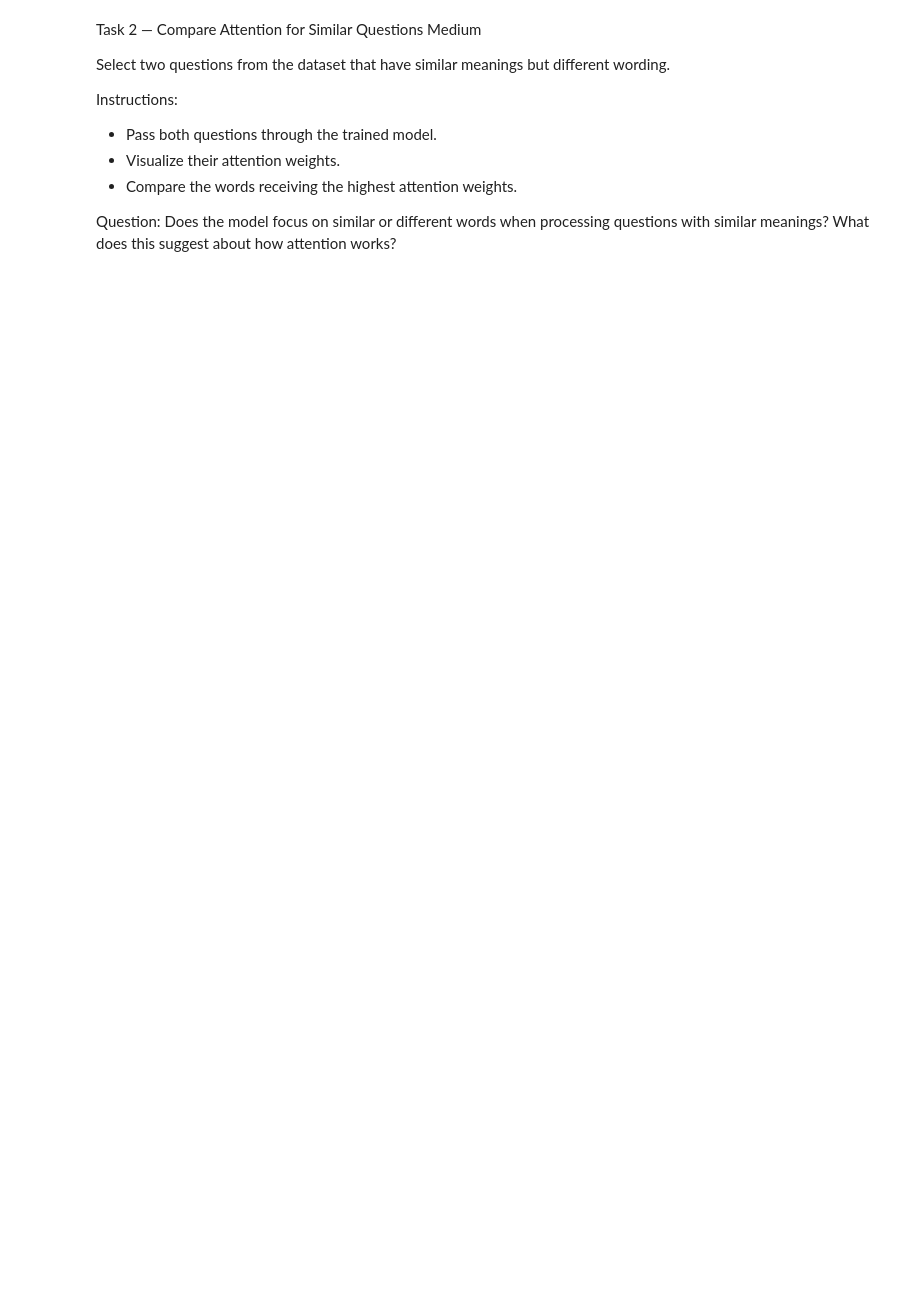
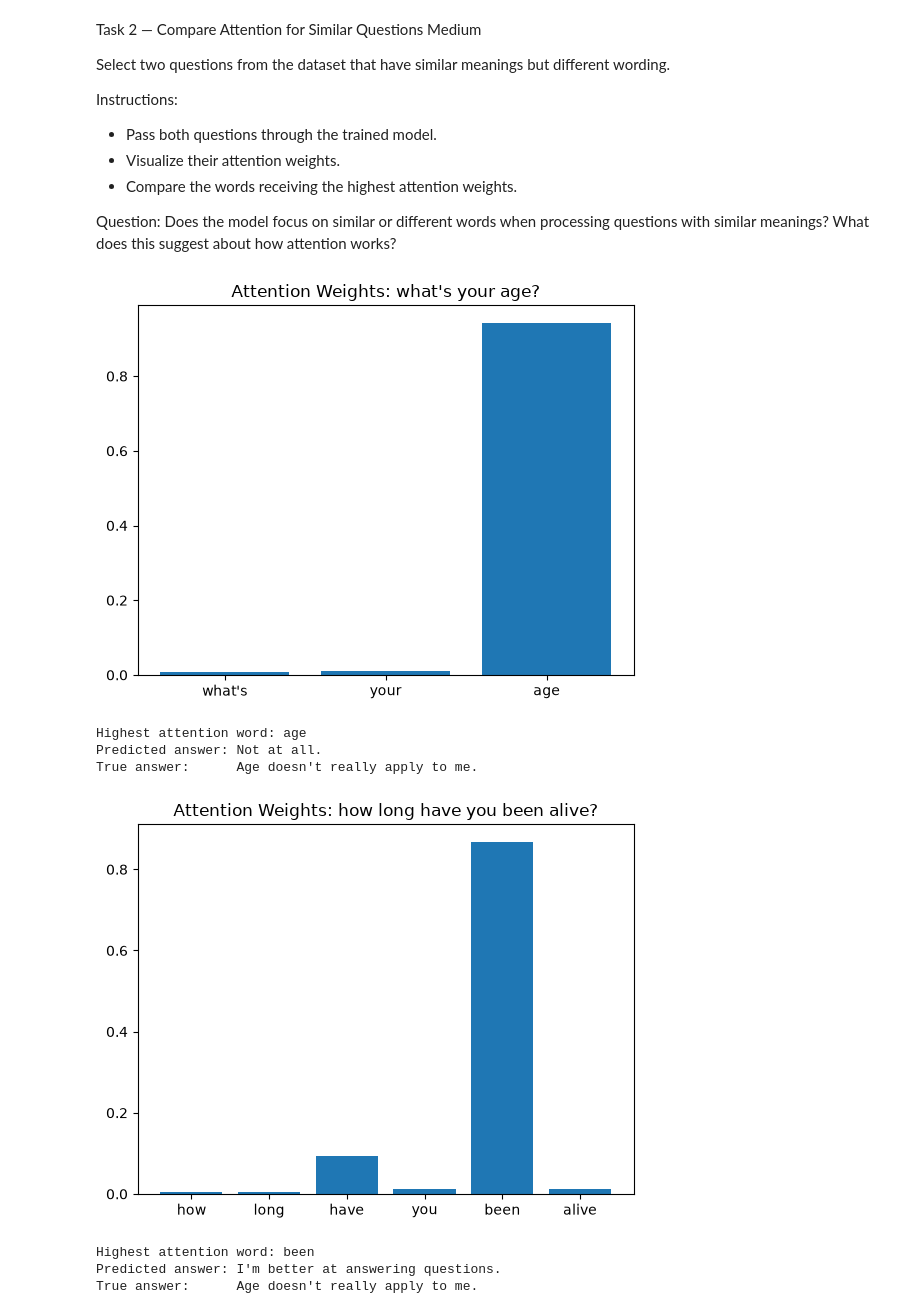
Before and after one commit to ImSleepingHere/NLP_Labs, a Jupyter notebook: NLP_Lab11/Lab_11_Attention_with_RNN.ipynb, the cells around one changed output. Drawn from its saved outputs; the diff is of its cells as text; code cells hidden in the pictures; blank space fills up the shorter version.

```diff
--- a/NLP_Lab11/Lab_11_Attention_with_RNN.ipynb
+++ b/NLP_Lab11/Lab_11_Attention_with_RNN.ipynb
@@ -136,3 +182,15 @@ Instructions:
 - Compare the words receiving the highest attention weights.
 
 Question: Does the model focus on similar or different words when processing questions with similar meanings? What does this suggest about how attention works?
+# %%
+for q in ["what's your age?", "how long have you been alive?"]:
+    show_attention(df.index[df["question"] == q][0])
+# %% [output]
+[figure, added]
+Highest attention word: age
+Predicted answer: Not at all.
+True answer:      Age doesn't really apply to me.
+[figure, added]
+Highest attention word: been
+Predicted answer: I'm better at answering questions.
+True answer:      Age doesn't really apply to me.
```
Also changed, not shown: parts of 7 cells of this notebook, 2 other files.
